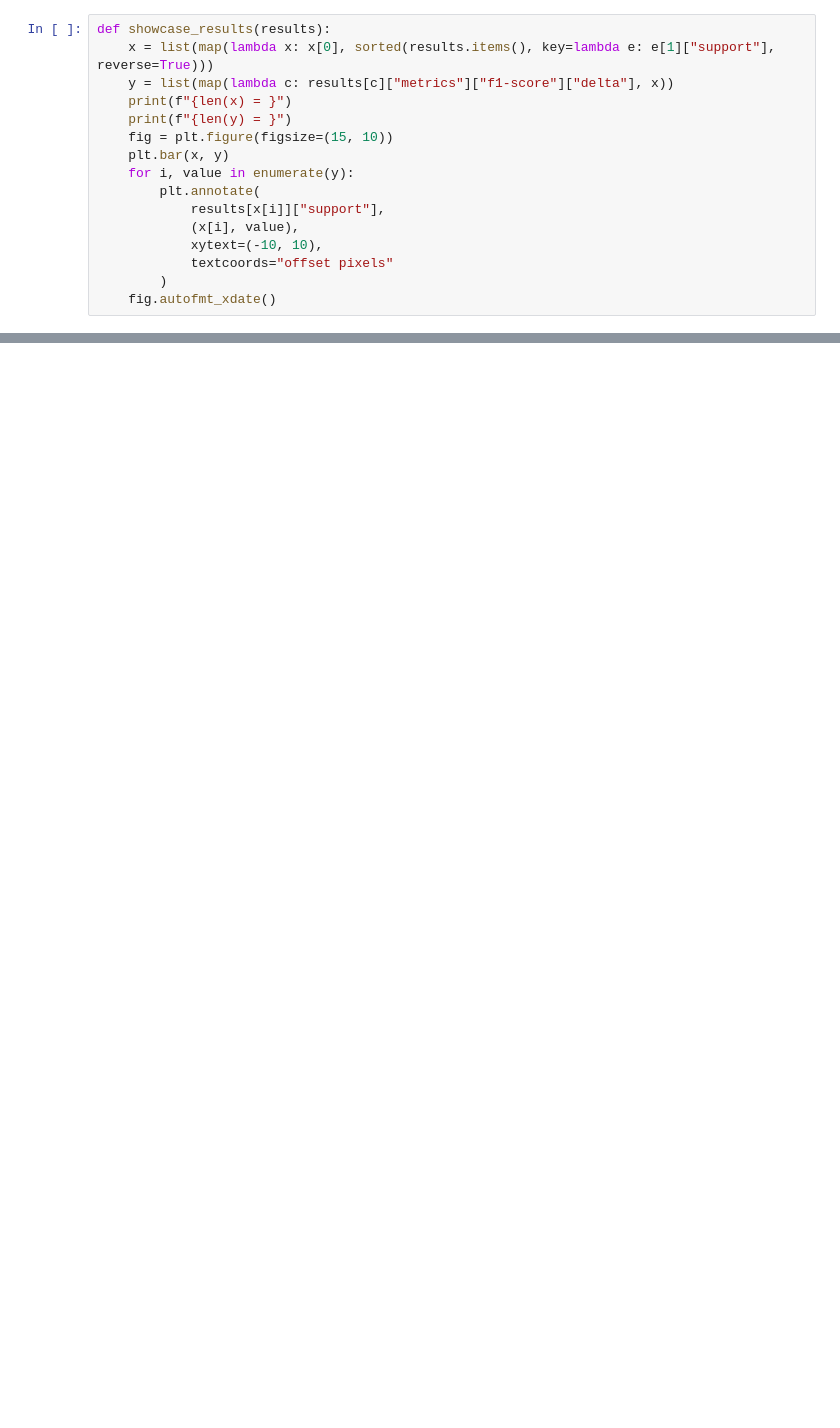
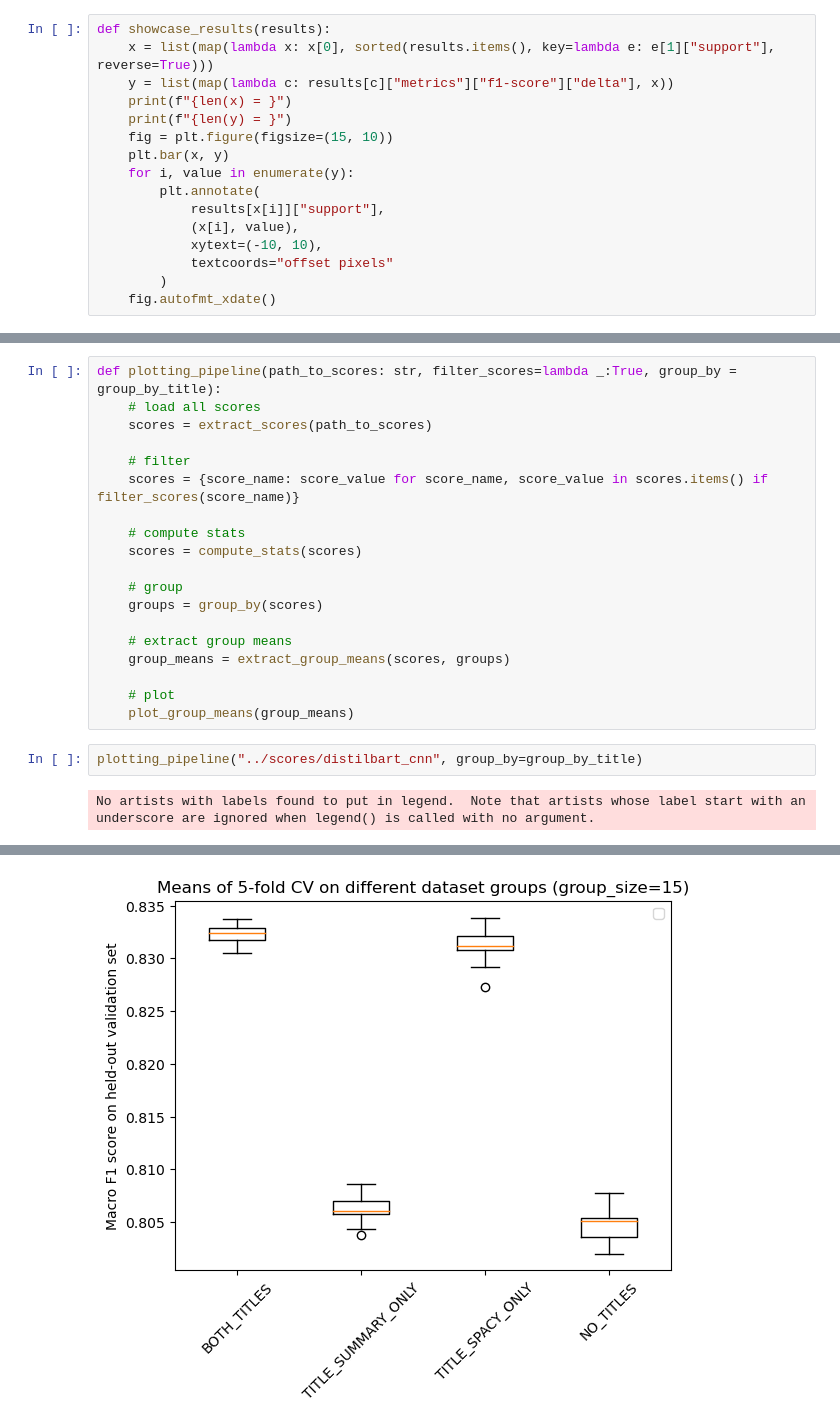
Before and after one commit to jankovidakovic/cross_lingual_data_augmentation, a Jupyter notebook: notebooks/0.7-jvidakovic-explore_results.ipynb, the cells around one changed output, grey strips where cells are left out. Saved outputs shown, nothing was run; the diff lists cells and outputs as text; blank space fills up the shorter version.

```diff
--- a/notebooks/0.7-jvidakovic-explore_results.ipynb
+++ b/notebooks/0.7-jvidakovic-explore_results.ipynb
@@ -289,0 +244,23 @@ plt.show()
+# %%
+def plotting_pipeline(path_to_scores: str, filter_scores=lambda _:True, group_by = group_by_title):
+    # load all scores
+    scores = extract_scores(path_to_scores)
+
+    # filter
+    scores = {score_name: score_value for score_name, score_value in scores.items() if filter_scores(score_name)}
+
+    # compute stats
+    scores = compute_stats(scores)
+
+    # group
+    groups = group_by(scores)
+
+    # extract group means
+    group_means = extract_group_means(scores, groups)
+
+    # plot
+    plot_group_means(group_means)
+# %%
+plotting_pipeline("../scores/distilbart_cnn", group_by=group_by_title)
+# %% [output]
+No artists with labels found to put in legend.  Note that artists whose label start with an underscore are ignored when legend() is called with no argument.
@@ -289,0 +284 @@ plt.show()
+[figure, added]
```
Also changed, not shown: parts of 27 cells of this notebook.
